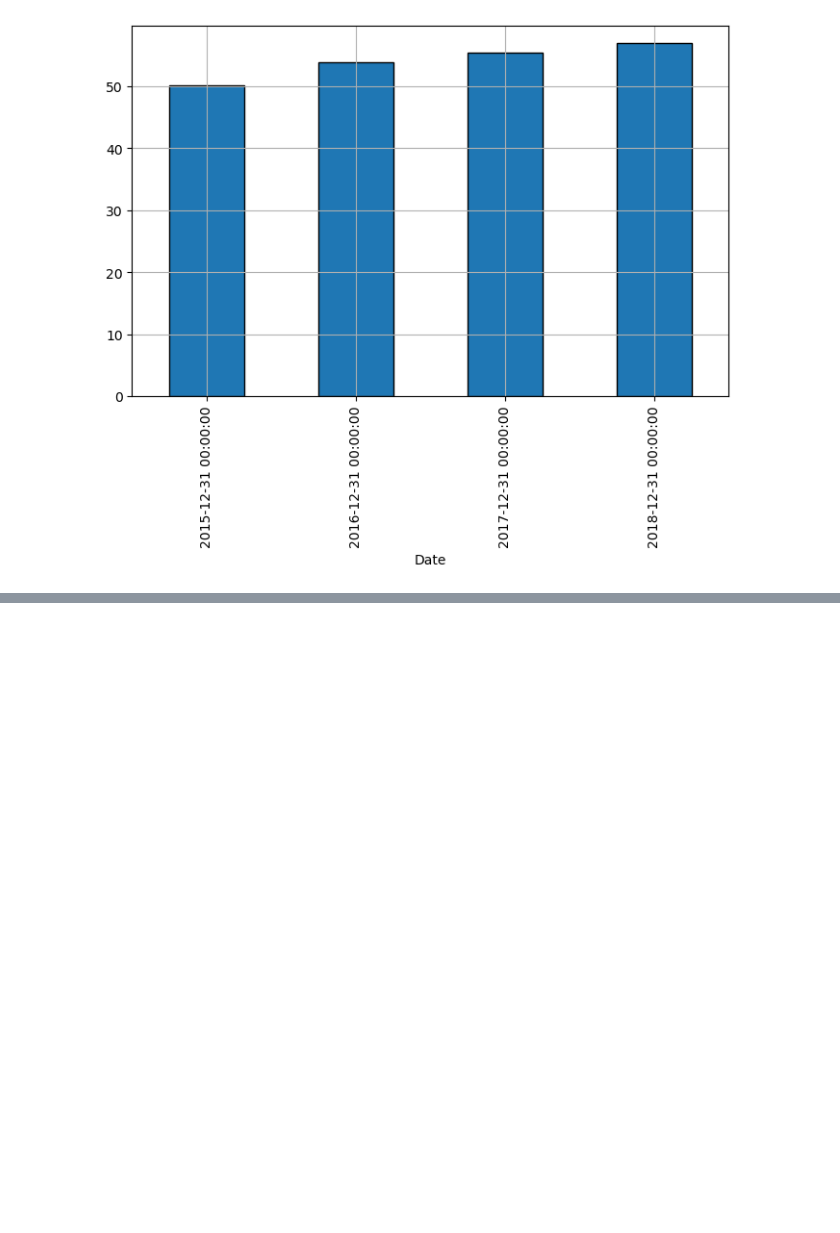
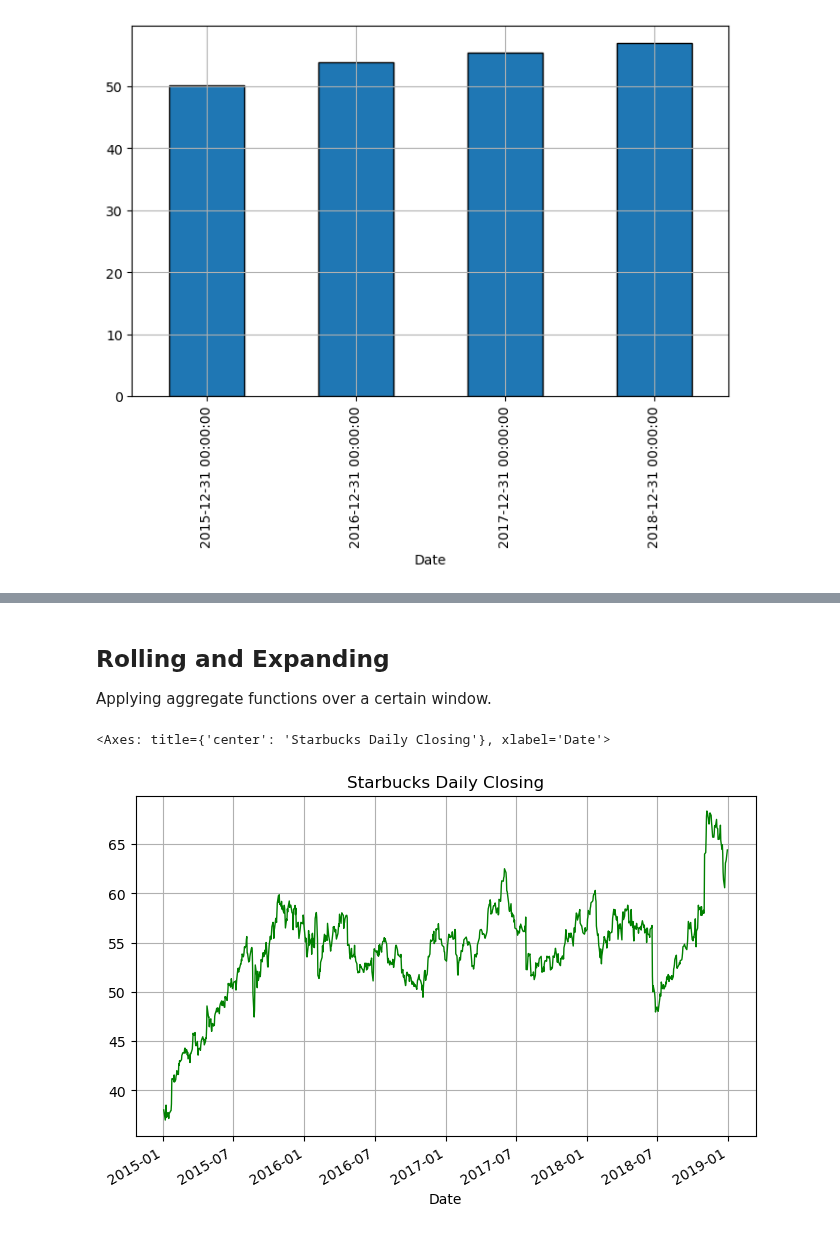
Before and after one commit to Shiska07/Data-Science-and-Machine-Learning, a Jupyter notebook: Time-Series-Analysis/Datetime Analysis.ipynb, the cells around one changed output, grey strips where cells are left out. Drawn from its saved outputs; the diff is of its cells as text; code cells hidden in the pictures; blank space fills up the shorter version.

```diff
--- a/Time-Series-Analysis/Datetime Analysis.ipynb
+++ b/Time-Series-Analysis/Datetime Analysis.ipynb
@@ -190,0 +274,8 @@ df['Close'].plot.line(figsize=(8, 5), ls = '-', lw = 1, color = 'green', grid =
+# %% [markdown]
+## Rolling and Expanding
+Applying aggregate functions over a certain window.
+# %%
+df['Close'].plot.line(figsize=(8, 5), ls = '-', lw = 1, color = 'green', grid = True, title = "Starbucks Daily Closing")
+# %% [output]
+<Axes: title={'center': 'Starbucks Daily Closing'}, xlabel='Date'>
+[figure, added]
```
Also changed, not shown: parts of 11 cells of this notebook.
